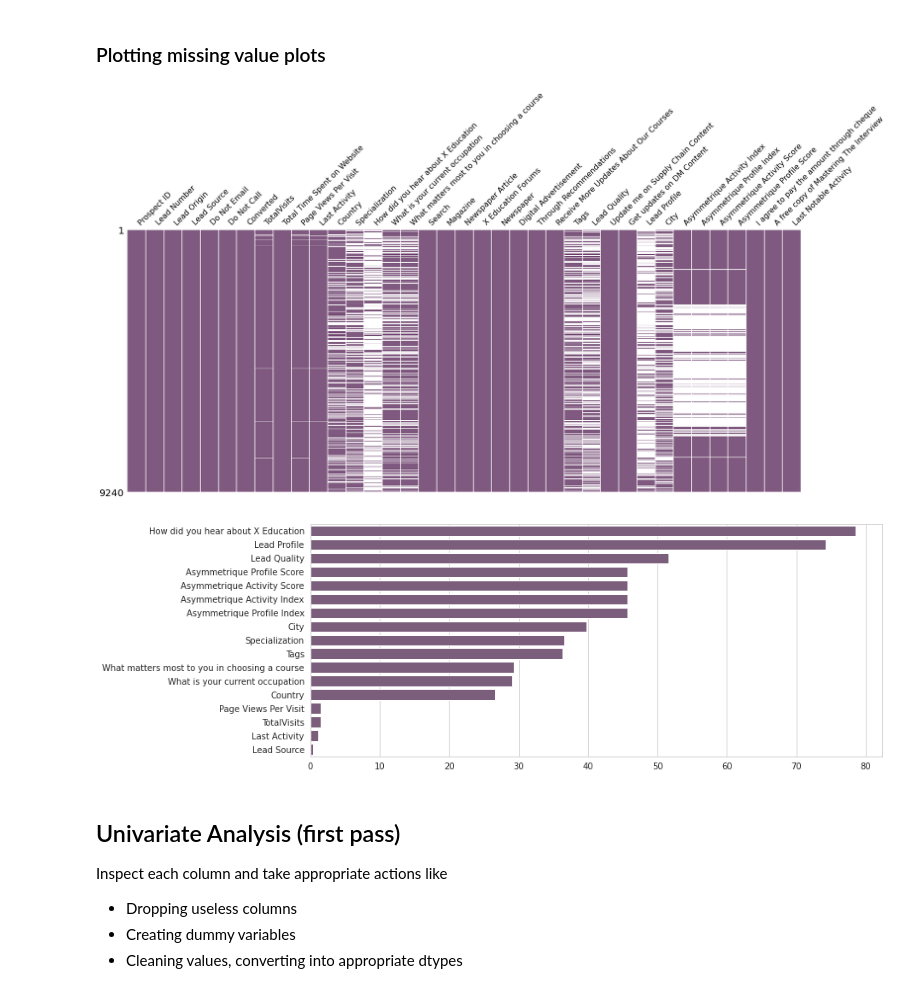
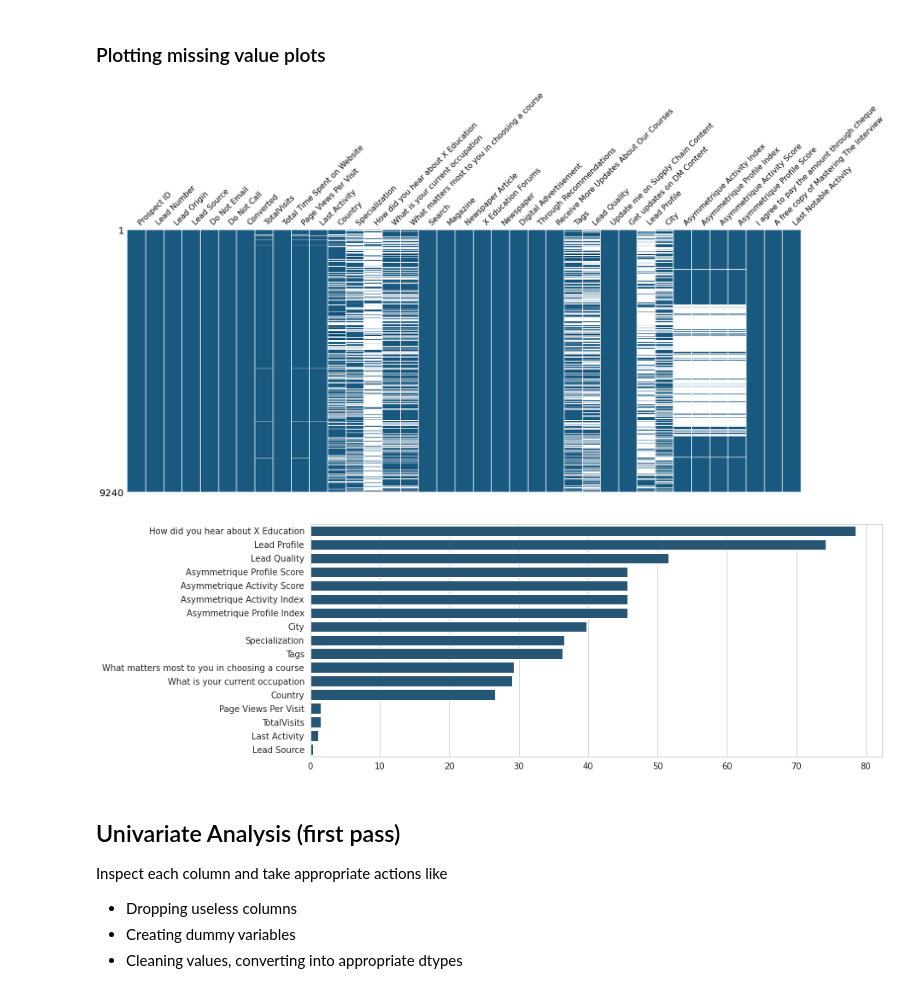
Before and after one commit to prabhanshu11/Clustering-Case-Study, a Jupyter notebook: main.ipynb, the cells around one changed output. Saved outputs shown, nothing was run; the diff lists cells and outputs as text; code cells hidden in the pictures.

```diff
--- a/main.ipynb
+++ b/main.ipynb
@@ -37,5 +37,4 @@ data_dict
 | a free copy of Mastering The Inte... | Indicates whether the customer wa... |
 | Last Notable Activity | The last notable acitivity perfor... |
 # %%
-
-df = pd.read_csv('Leads.csv')
+(df := pd.read_csv('Leads.csv')).head()
@@ -67,10 +81,10 @@ df = df.replace('Select', np.nan)
 ### Plotting missing value plots
 # %%
 import missingno as msno
-color = .5, 0.35, 0.5
+color = .1, 0.35, 0.5
 msno.matrix(df, sparkline=False, color=color);
 # %% [output]
-[figure, old version]
+[figure, new version]
 # %%
 nans = df.isna().sum().sort_values(ascending=False)/len(df)*100
 nans = nans[~(nans==0)] #removing 0s
@@ -80,7 +94,7 @@ with sns.plotting_context(font_scale=0.6):
     sns.barplot(x = nans, y = nans.index, color=color)
     plt.show()
 # %% [output]
-[figure, old version]
+[figure, new version]
 # %% [markdown]
 ## Univariate Analysis (first pass)
 Inspect each column and take appropriate actions like
```
Also changed, not shown: parts of 48 cells of this notebook, 9 other files.
